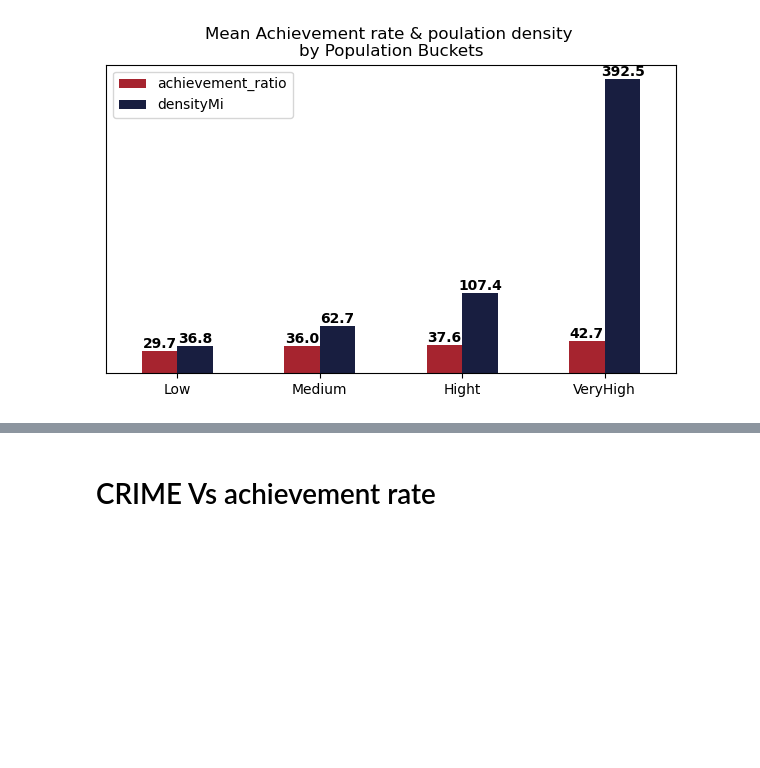
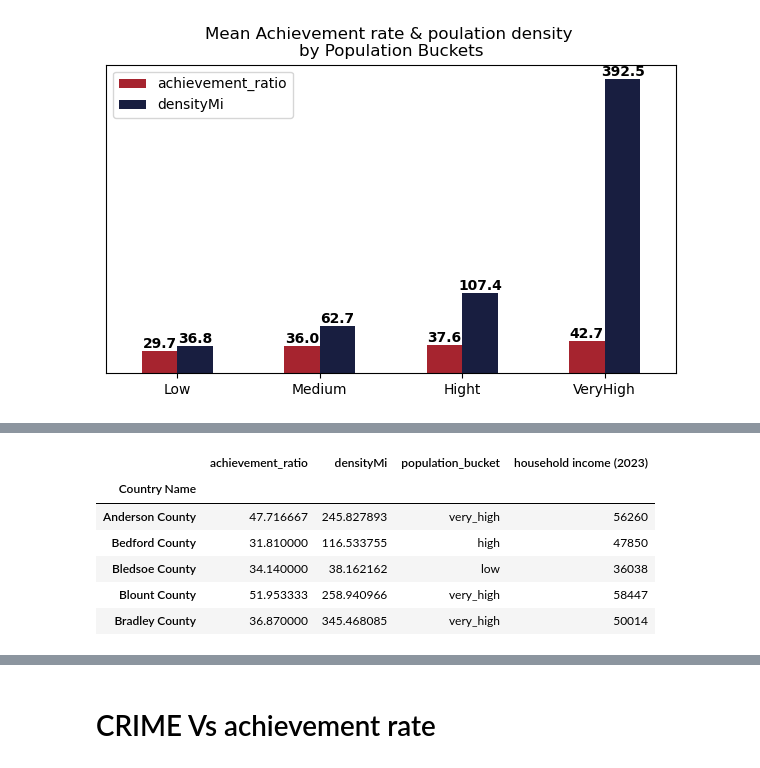
Before and after one commit to H-Getu/TN-Education-Landscape, a Jupyter notebook: scripts/Tn_education.ipynb, the cells around one changed output, grey strips where cells are left out. Saved outputs shown, nothing was run; the diff lists cells and outputs as text; code cells hidden in the pictures; blank space fills up the shorter version.

```diff
--- a/scripts/Tn_education.ipynb
+++ b/scripts/Tn_education.ipynb
@@ -4,6 +4,9 @@ import pandas as pd
 import matplotlib.pyplot as plt
 import seaborn as sns
 import re
+pd.set_option('display.max_rows', None)
+pd.set_option('display.max_columns', None)
+pd.set_option('display.width', None)
 # %%
 color_pallete = ['#A6242F','#181E40','#565759','#1C3659','#F2F2F2']
 # %% [markdown]
@@ -1091,0 +1112,12 @@ plt.show()
+# %%
+#combine with the main dataset
+country_avg_income = country_avg_achievement.merge(Avg_household_income, left_index = True, right_index = True, how = 'left')
+country_avg_income.head()
+# %% [output]
+|  | achievement_ratio | densityMi | population_bucket | household income (2023) |
+| Country Name |  |  |  |  |
+| Anderson County | 47.716667 | 245.827893 | very_high | 56260 |
+| Bedford County | 31.810000 | 116.533755 | high | 47850 |
+| Bledsoe County | 34.140000 | 38.162162 | low | 36038 |
+| Blount County | 51.953333 | 258.940966 | very_high | 58447 |
+| Bradley County | 36.870000 | 345.468085 | very_high | 50014 |
```
Also changed, not shown: parts of 5 cells of this notebook.
